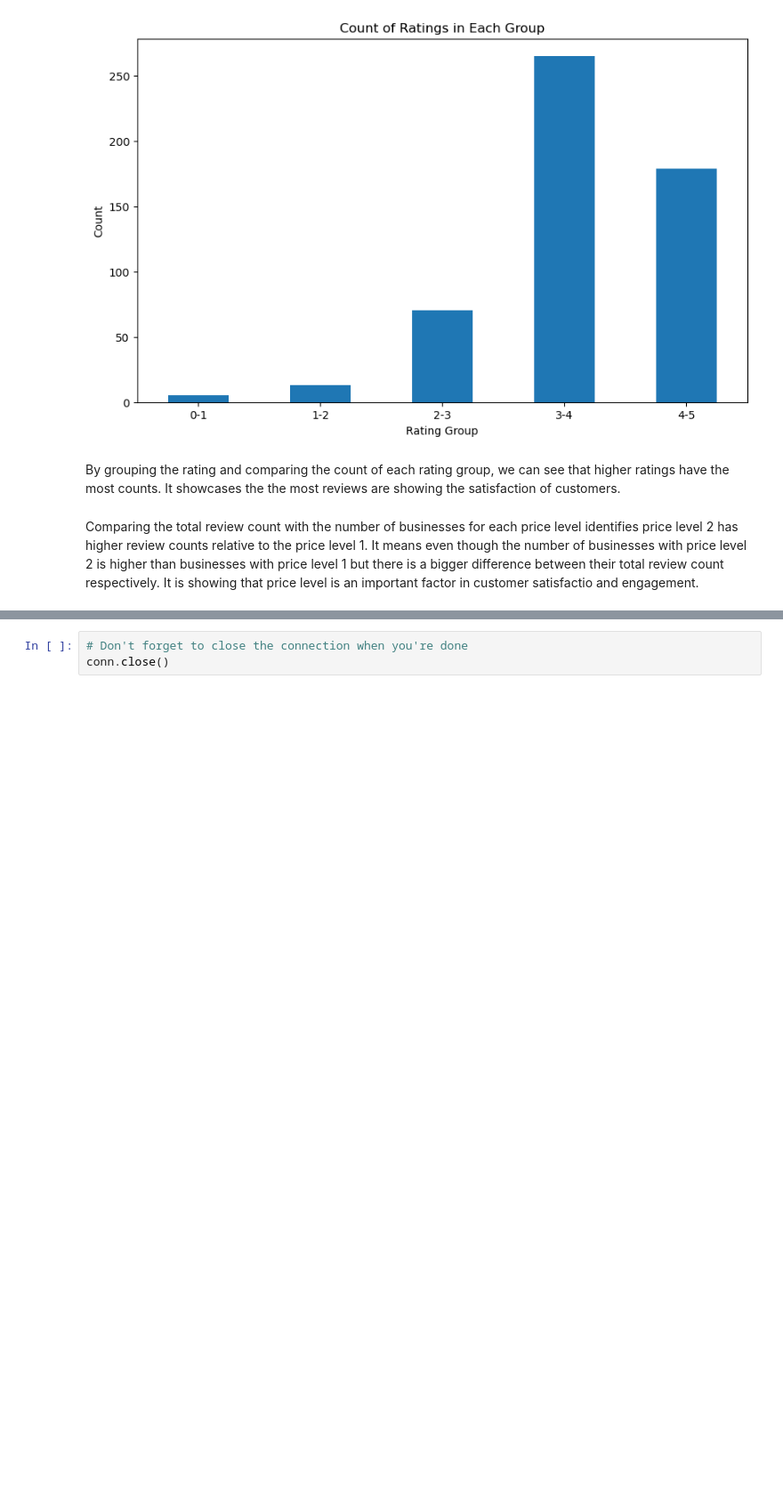
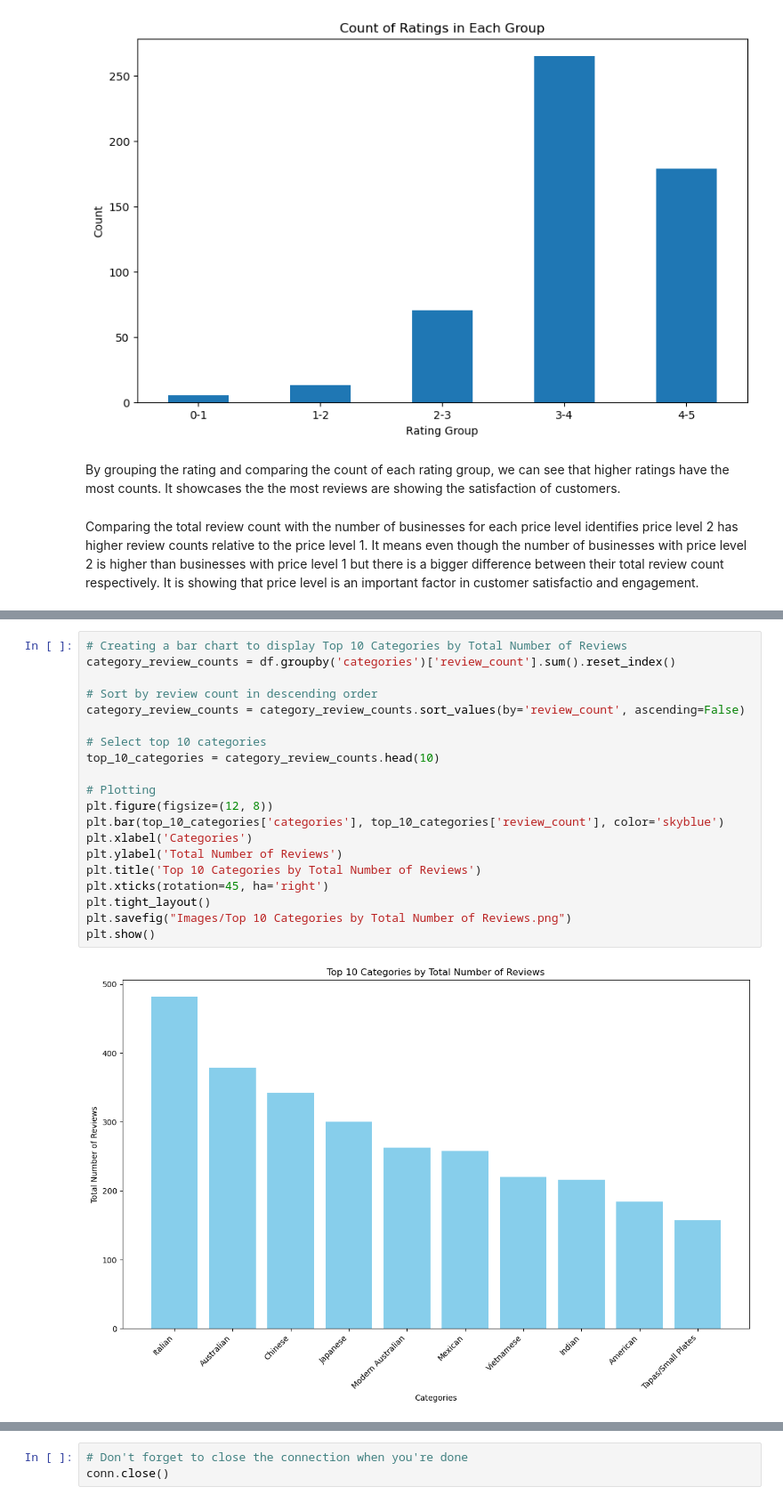
Before and after one commit to Shivabajelan/Perth-Restaurant-Explorer-Mapping-Insights-Analysing-Trends, a Jupyter notebook: database_operation_and_visualisation.ipynb, the cells around one changed output, grey strips where cells are left out. Shown at 89% size. Saved outputs shown, nothing was run; the diff lists cells and outputs as text; blank space fills up the shorter version.

```diff
--- a/database_operation_and_visualisation.ipynb
+++ b/database_operation_and_visualisation.ipynb
@@ -242,0 +279,22 @@ Comparing the total review count with the number of businesses for each price le
+# %%
+# Creating a bar chart to display Top 10 Categories by Total Number of Reviews
+category_review_counts = df.groupby('categories')['review_count'].sum().reset_index()
+
+# Sort by review count in descending order
+category_review_counts = category_review_counts.sort_values(by='review_count', ascending=False)
+
+# Select top 10 categories
+top_10_categories = category_review_counts.head(10)
+
+# Plotting
+plt.figure(figsize=(12, 8))
+plt.bar(top_10_categories['categories'], top_10_categories['review_count'], color='skyblue')
+plt.xlabel('Categories')
+plt.ylabel('Total Number of Reviews')
+plt.title('Top 10 Categories by Total Number of Reviews')
+plt.xticks(rotation=45, ha='right')
+plt.tight_layout()
+plt.savefig("Images/Top 10 Categories by Total Number of Reviews.png")
+plt.show()
+# %% [output]
+[figure, added]
```
Also changed, not shown: parts of 6 cells of this notebook, 14 other files.
